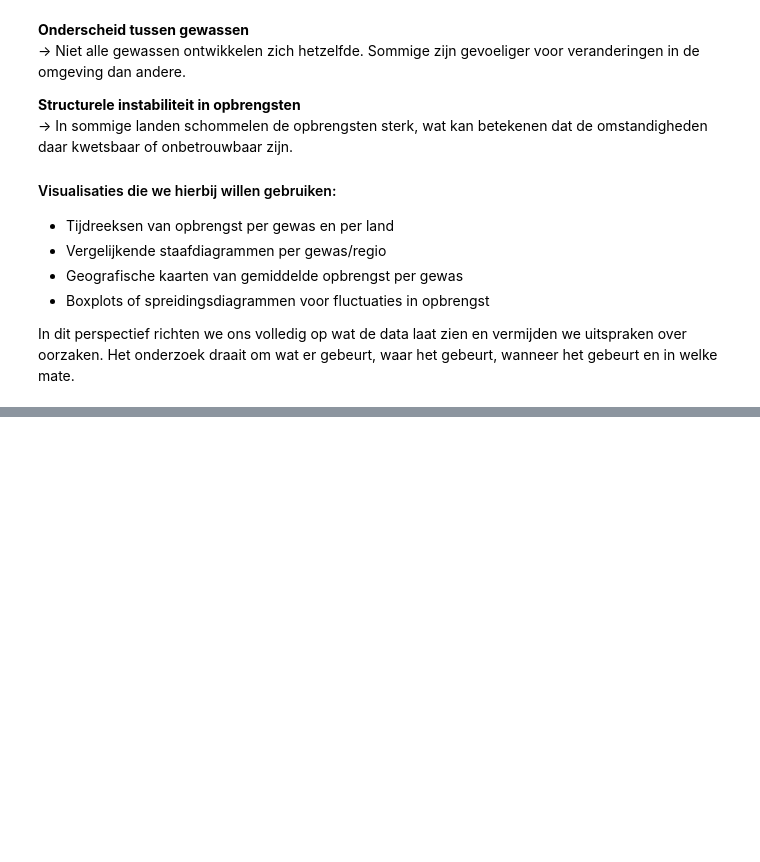
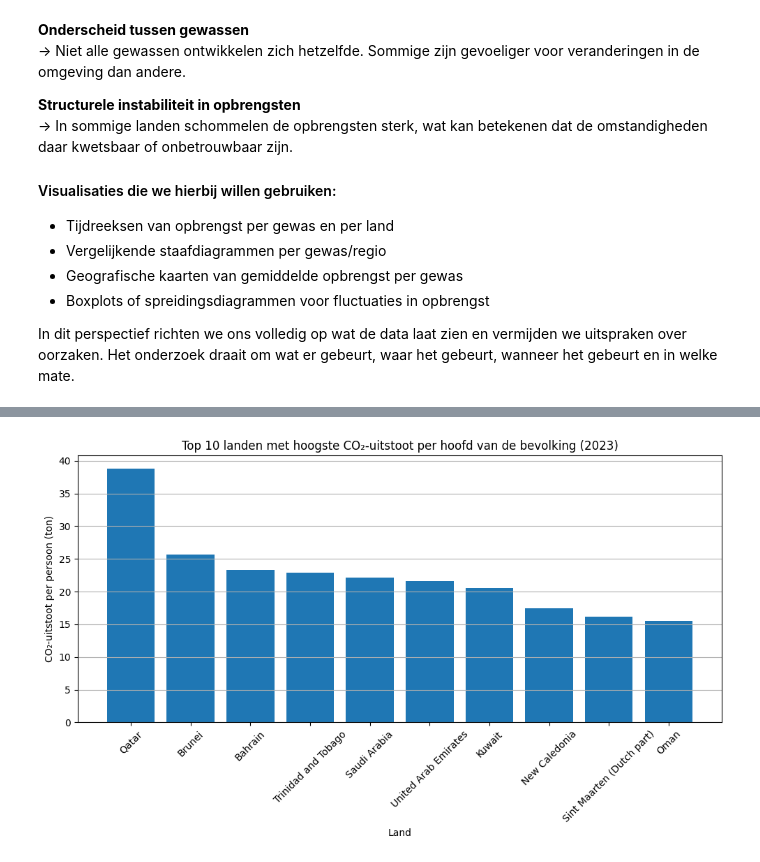
Before and after one commit to CarmenvanderLans/Info-Vis, a Jupyter notebook: docs/data_story.ipynb, the cells around one changed output, grey strips where cells are left out. Drawn from its saved outputs; the diff is of its cells as text; code cells hidden in the pictures; blank space fills up the shorter version.

```diff
--- a/docs/data_story.ipynb
+++ b/docs/data_story.ipynb
@@ -89,0 +100,14 @@ Welke landen stoten het meeste CO2 uit in absolute termen in 2023?
+# %%
+import matplotlib.pyplot as plt
+
+plt.figure(figsize=(10,6))
+plt.bar(top10_per_capita['country'], top10_per_capita['co2_per_capita'])
+plt.title('Top 10 landen met hoogste CO₂-uitstoot per hoofd van de bevolking (2023)')
+plt.ylabel('CO₂-uitstoot per persoon (ton)')
+plt.xlabel('Land')
+plt.xticks(rotation=45)
+plt.grid(axis='y')
+plt.tight_layout()
+plt.show()
+# %% [output]
+[figure, added]
```
Also changed, not shown: parts of 12 cells of this notebook.
